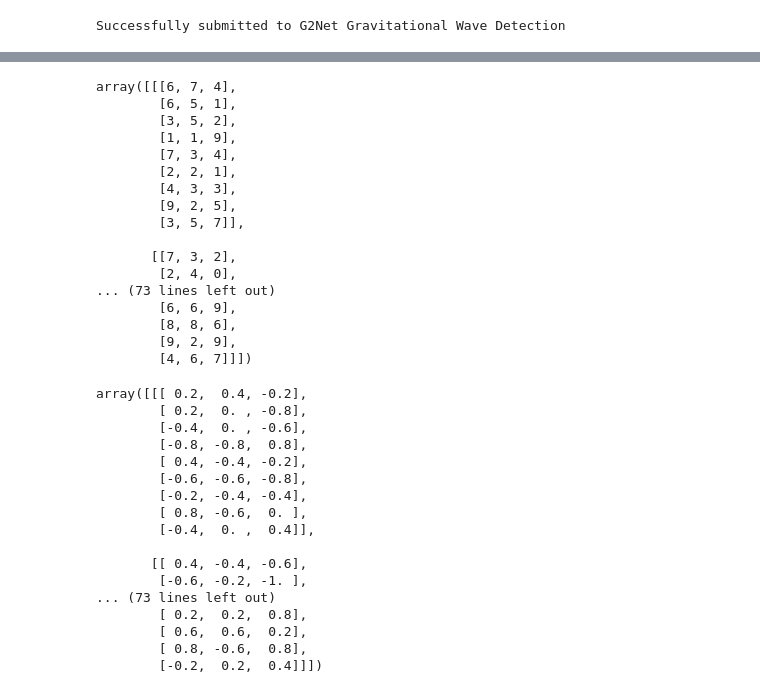
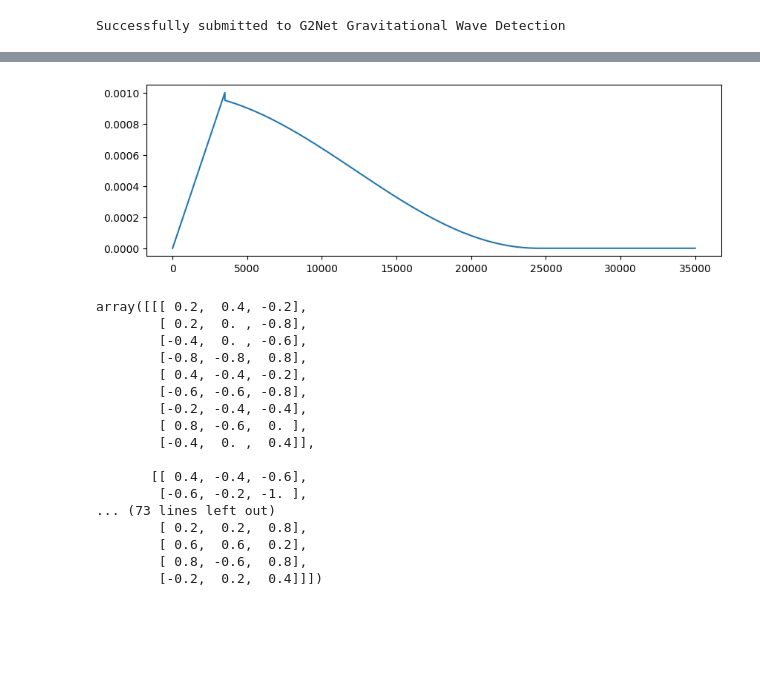
Before and after one commit to trytolose/grav_waves_detection, a Jupyter notebook: notebooks/inference.ipynb, the cells around one changed output, grey strips where cells are left out. Saved outputs shown, nothing was run; the diff lists cells and outputs as text; code cells hidden in the pictures; blank space fills up the shorter version.

```diff
--- a/notebooks/inference.ipynb
+++ b/notebooks/inference.ipynb
@@ -214,32 +218,23 @@ plt.show()
-# %%
-import numpy as np
-
-# def min_max_scale(waves, min_val=-1, max_val=1):
-#     X_std = (waves.T - TOTAL_MIN_VAL) / (TOTAL_MAX_VAL - TOTAL_MIN_VAL)
-#     X_scaled = X_std * (max_val - min_val) + min_val
-#     return X_scaled.T
-
-
-x = np.random.randint(low=0, high=10, size=(9, 9, 3))
-x
-# %% [output]
-array([[[6, 7, 4],
-        [6, 5, 1],
-        [3, 5, 2],
-        [1, 1, 9],
-        [7, 3, 4],
-        [2, 2, 1],
-        [4, 3, 3],
-        [9, 2, 5],
-        [3, 5, 7]],
-
-       [[7, 3, 2],
-        [2, 4, 0],
-... (73 lines left out)
-        [6, 6, 9],
-        [8, 8, 6],
-        [9, 2, 9],
-        [4, 6, 7]]])
+# %%
+lrs = []
+scheduler = CosineLRScheduler(optimizer, t_initial=7, t_mul=3, warmup_t=1, cycle_limit=1, decay_rate=0.0001)
+# scheduler = CosineAnnealingWarmRestarts(optimizer, 5, 1)
+# scheduler = CosineAnnealingLR(optimizer, T_max=5, eta_min=0.00001)
+# print(scheduler.T_max)
+lrs.append(get_lr(optimizer))
+for epoch in range(10):
+    for i in range(3500):
+        optimizer.step()
+#         if epoch < 5:
+        scheduler.step(epoch + i / 3500)
+        lrs.append(get_lr(optimizer))
+        scheduler.step(epoch)
+# %%
+plt.figure(figsize=(10,3))
+plt.plot(lrs)
+plt.show()
+# %% [output]
+[figure, added]
 # %%
 X_std = (x - np.array([0, 0, 0])) / 10
 X_scaled = X_std * (2) - 1
```
Also changed, not shown: parts of 15 cells of this notebook, 28 other files.
